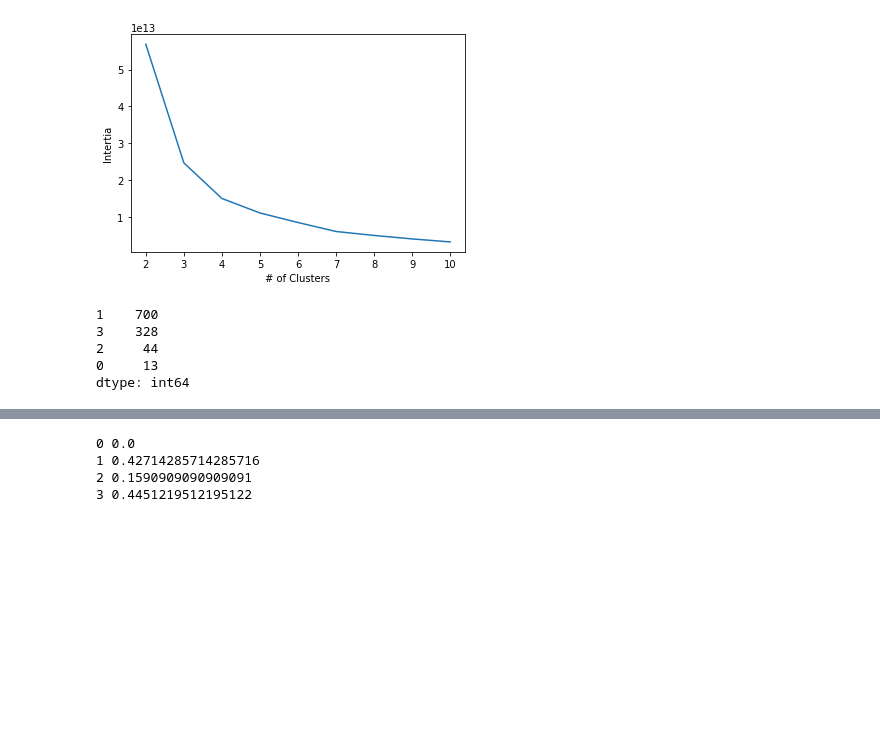
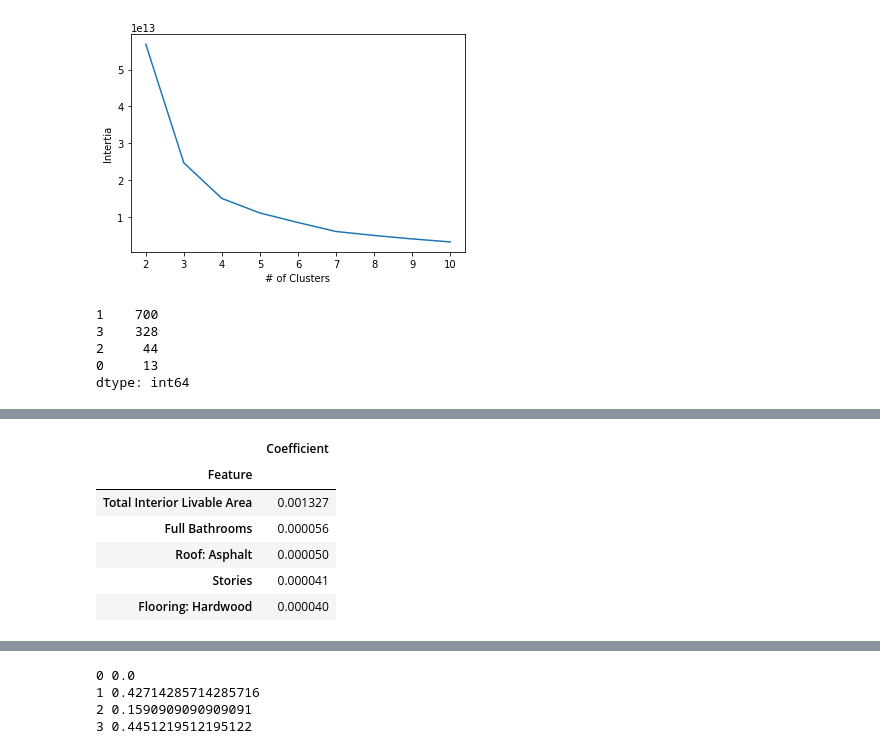
Before and after one commit to aldrinlambon/ranking-real-estate-listings, a Jupyter notebook: RealEstateModeling.ipynb, the cells around one changed output, grey strips where cells are left out. Cells and saved outputs as stored; diff of their text form; code cells hidden in the pictures; blank space fills up the shorter version.

```diff
--- a/RealEstateModeling.ipynb
+++ b/RealEstateModeling.ipynb
@@ -96,0 +112,14 @@ Ranking Listings
+# %%
+Xs = train_df.drop(columns=['Price','ListType','Street']).fillna(0)
+feat_coef = pd.DataFrame(Xs.columns,columns=['Feature'])
+feat_coef = feat_coef.set_index('Feature')
+feat_coef['Coefficient'] = log_reg.coef_[0]
+feat_coef.sort_values('Coefficient',ascending=False).head(5)
+# %% [output]
+|  | Coefficient |
+| Feature |  |
+| Total Interior Livable Area | 0.001327 |
+| Full Bathrooms | 0.000056 |
+| Roof: Asphalt | 0.000050 |
+| Stories | 0.000041 |
+| Flooring: Hardwood | 0.000040 |
```
Also changed, not shown: parts of 7 cells of this notebook.
